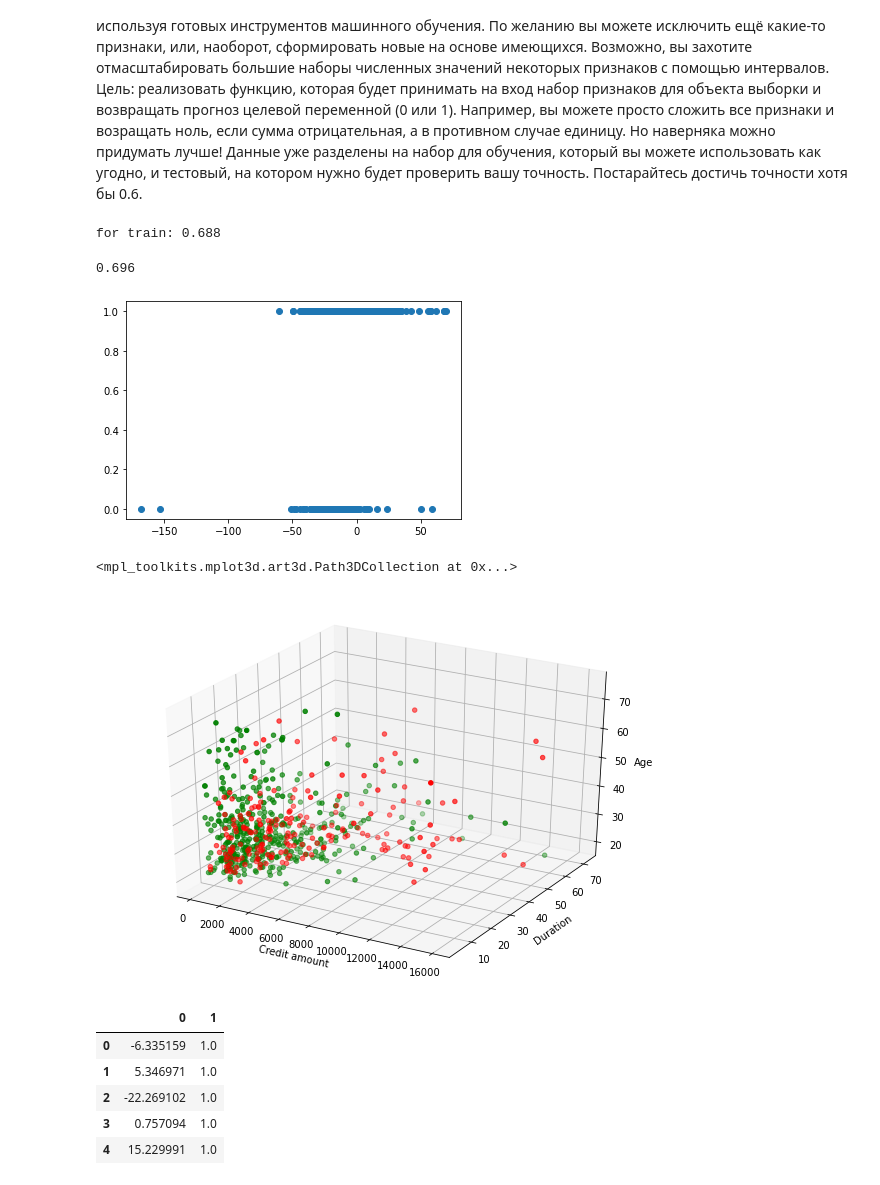
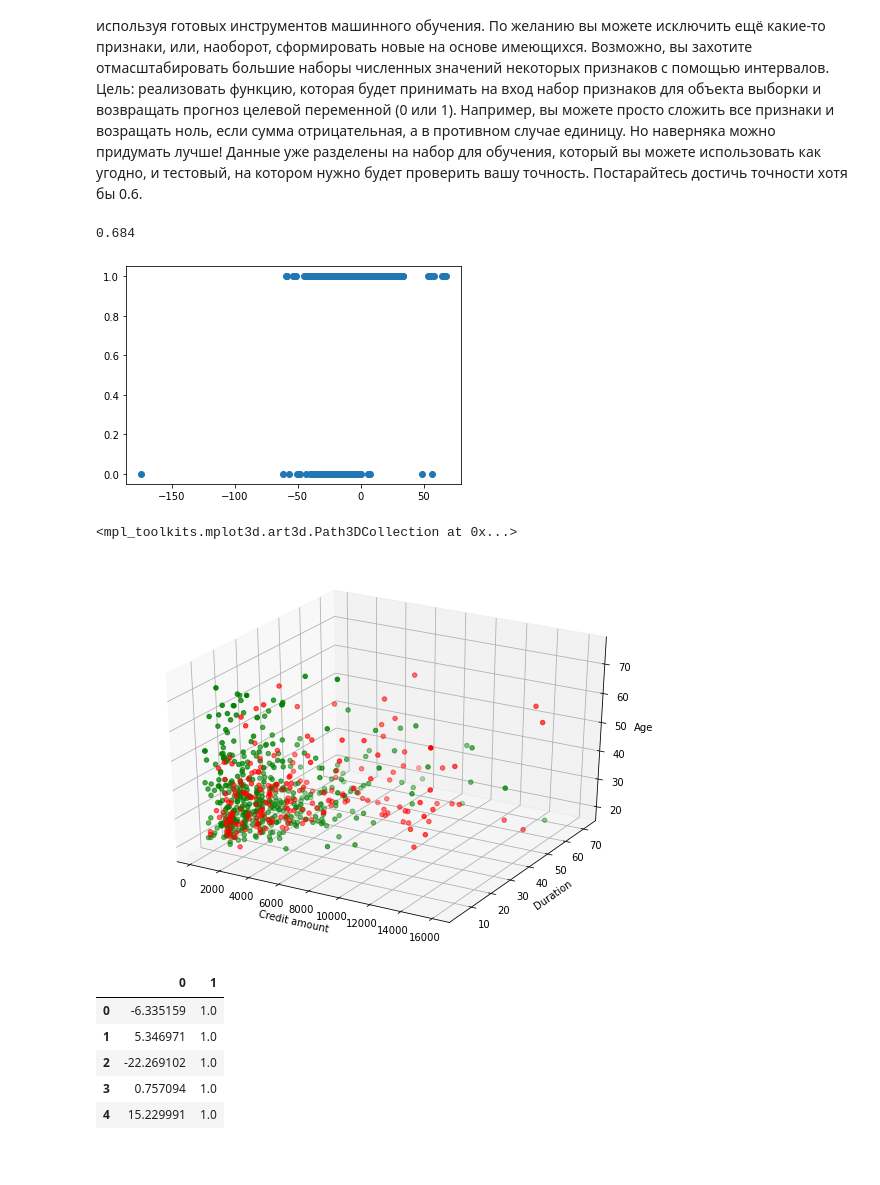
Before and after one commit to IgorLukhnev/hse_iad_data_analysis, a Jupyter notebook: hw3/hw03-EDA.ipynb, the cells around one changed output. Drawn from its saved outputs; the diff is of its cells as text; code cells hidden in the pictures.

```diff
--- a/hw3/hw03-EDA.ipynb
+++ b/hw3/hw03-EDA.ipynb
@@ -301,50 +302,49 @@ def predict(Xtest: np.array) -> np.array:
     b = 0.2
     c = 6
     d = 10
-    e = -25
-    f = 0.6
-    g = 3.3
+    e = -34.2
+    f = 0.605
+    g = 10
+    h = 1.6
     age_correction = Xtest[:, 7] - f * Xtest[:, 7].std() - Xtest[:, 7].mean()
     age_correction[age_correction > 0] = 0
     too_old = g * Xtest[:, 7].std() + Xtest[:, 7].mean() - Xtest[:, 7]
     too_old[too_old > 0] = 0
     age_correction += too_old
     per_year = ((Xtest[:,2] / Xtest[:, 1]) - (Xtest[:,2] / Xtest[:, 1]).mean())/(Xtest[:,2] / Xtest[:, 1]).std()
-    y_pred = age_correction + a * (1 + Xtest[:, 0]) * (1 + Xtest[:, 3]) * (1 + Xtest[:, 4]) * (1 + Xtest[:, 9]) + b * (1 + Xtest[:, 10]) * (1 + Xtest[:, 6]) - c * (1 + Xtest[:, 8]) * (1 + Xtest[:, 11]) - d * np.abs(per_year)
+    y_pred = age_correction + a * (1 + Xtest[:, 0]) * (1 + Xtest[:, 3]) * (1 + Xtest[:, 4]) * (1 + Xtest[:, 9]) + b * (1 + Xtest[:, 10]) * (1 + Xtest[:, 6]) - c * (1 + Xtest[:, 8]) * (1 + Xtest[:, 11]) - d * np.abs(per_year) - h * (1 + Xtest[:, 5])
     return (y_pred > e).astype(int)
 
 from sklearn.model_selection import train_test_split
 from sklearn.metrics import accuracy_score
 X = data.drop('credit_risk', 1).values
 y = data['credit_risk'].values
 X_train, X_test, y_train, y_test = train_test_split(X, y, test_size=0.25, random_state=10)
 # проверим следующие гипотезы: чем больше отношение суммы к периоду, тем выше риск, при этом учтём, что
 # большее число кредитов повышает этот риск, а высокие статус и накопления - снижают в большей мере, чем
 # продолжительность рабочего стажа, возраст так же повышает риск (сильно отклоняющийся от среднего),
 # уменьшает риск признак "people_liable"
 
 # попробуем вычитать за плохие значения каждого из перечисленных признаков, и награждать за хорошие
-#X_train= X_test
-X_train = X
-y_train = y
+#print(fit(X_train, y_train))
 a = 0.4
 b = 0.2
 c = 6
 d = 10
+h = 1.7
 age_correction = X_train[:, 7] - 0.6 * X_train[:, 7].std() - X_train[:, 7].mean()
 age_correction[age_correction > 0] = 0
 too_old = 3.2 * X_train[:, 7].std() + X_train[:, 7].mean() - X_train[:, 7]
 too_old[too_old > 0] = 0
 age_correction += too_old
 per_year = ((X_train[:,2] / X_train[:, 1]) - (X_train[:,2] / X_train[:, 1]).mean())/(X_train[:,2] / X_train[:, 1]).std()
-y_pred = age_correction + a * (1 + X_train[:, 0]) * (1 + X_train[:, 3]) * (1 + X_train[:, 4]) * (1 + X_train[:, 9]) + b * (1 + X_train[:, 10]) * (1 + X_train[:, 6]) - c * (1 + X_train[:, 8]) * (1 + X_train[:, 11]) - d * np.abs(per_year)
+y_pred = age_correction + a * (1 + X_train[:, 0]) * (1 + X_train[:, 3]) * (1 + X_train[:, 4]) * (1 + X_train[:, 9]) + b * (1 + X_train[:, 10]) * (1 + X_train[:, 6]) - c * (1 + X_train[:, 8]) * (1 + X_train[:, 11]) - d * np.abs(per_year) - h * (1 + X_train[:, 5])
 plt.scatter(y_pred, y_train)
-print("for train:", accuracy_score(y, predict(X)))
+# print("for train:", accuracy_score(y, predict(X)))
 accuracy_score(y_test, predict(X_test))
 # %% [output]
-for train: 0.688
+0.684
-0.696
-[figure, old version]
+[figure, new version]
 # %%
 fig = plt.figure(figsize=(10, 7))
 ax = fig.add_subplot(111, projection = '3d')
@@ -368,7 +368,7 @@ ax.scatter(xg, yg, zg, color="g")
 # возраст тоже оказывает не сильно большое влияние, хотя молодых не отдавших кредитов больше
 # %% [output]
 <mpl_toolkits.mplot3d.art3d.Path3DCollection at 0x...>
-[figure, old version]
+[figure, new version]
 # %%
 res.head()
 # %% [output]
```
Also changed, not shown: parts of 13 cells of this notebook.
